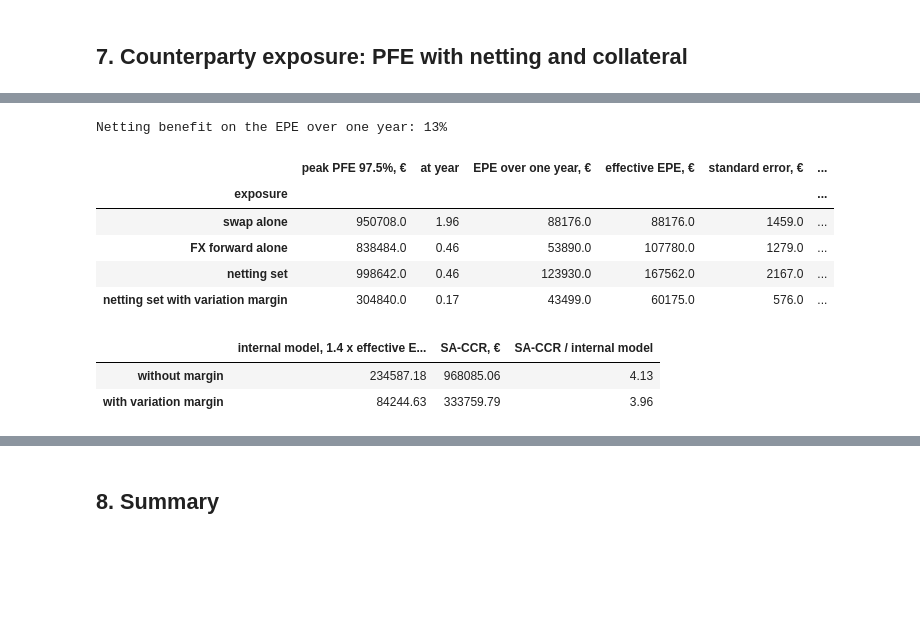
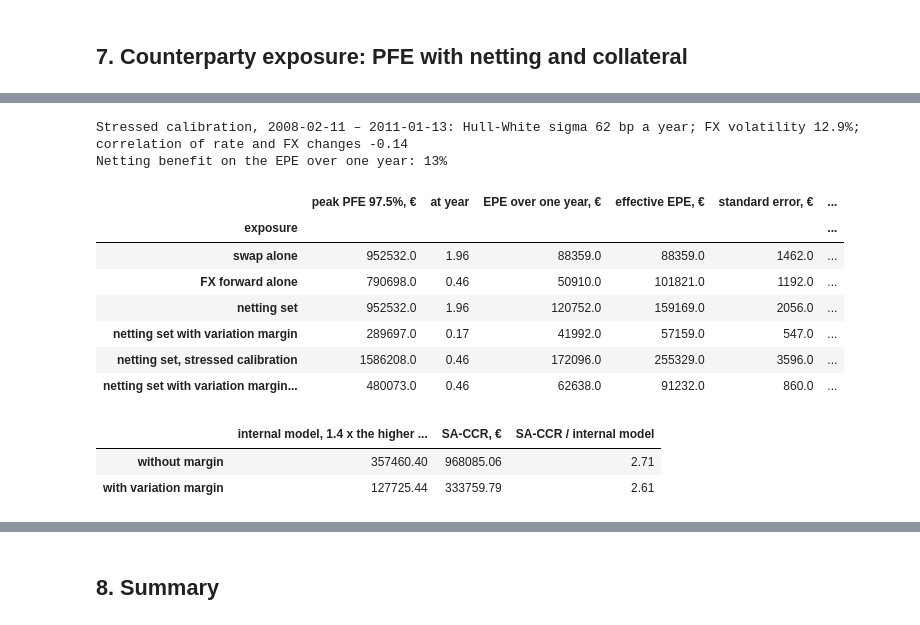
Before and after one commit to MangirdasMikalkenas/Weather_as_a_price_driver_-_Lithuanian_day-ahead_power_prices-_2023-2026, a Jupyter notebook: notebooks/05_bank_portfolio.ipynb, the cells around one changed output, grey strips where cells are left out. Saved outputs shown, nothing was run; the diff lists cells and outputs as text; code cells hidden in the pictures; blank space fills up the shorter version.

```diff
--- a/notebooks/05_bank_portfolio.ipynb
+++ b/notebooks/05_bank_portfolio.ipynb
@@ -21,7 +23,8 @@ plt.rcParams.update({"figure.figsize": (9, 4.5), "axes.spines.top": False, "axes
 
 sys.path.insert(0, str(ROOT / "src"))   # pricing, tests and helpers shared with the other notebooks
 import backtests  # noqa: E402
-from backtests import PLA_GREEN, PLA_RED, pla_zone, traffic_light  # noqa: E402
+from backtests import (PLA_GREEN, PLA_RED, ewma_volatility, pla_zone, traffic_light,  # noqa: E402
+                       volatility_scaled)
 from bank_products import (EUR_SHOCK_SIZES_BP, bond_value, fx_forward_strike, fx_forward_value,  # noqa: E402
                            interpolation_matrix, nii_change, par_rate, payer_swap_value, present_value, shocked_rates,
                            supervisory_shocks)
@@ -32,9 +35,10 @@ from notebook_tools import p_text, save_figure  # noqa: E402
 
 save = partial(save_figure, folder=FIG)
 
-# Settings fixed before any result was computed. Changed after review, before the results were seen again: the stress
-# period of the stressed VaR (a fixed 2022 window chosen with hindsight -> the worst window known at each year-end)
-# and a floor on the rates paid on non-maturity deposits.
+# Settings fixed before any result was computed, except three changed in a revision after the first run: the stress
+# period of the stressed VaR (a fixed 2022 window chosen with hindsight -> the worst window known at each year-end),
+# a floor on the rates paid on non-maturity deposits, and the PFE calibration (two years -> the three years of
+# CRR Art. 292(2), with a stressed calibration as well). The revision also added a volatility-scaled challenger VaR.
 DATA = ROOT / "data" / "raw" / "ecb"
 TENORS = np.array([0.25, 0.5, 1, 2, 3, 5, 7, 10, 15, 20, 30])   # front-office curves: all 11 tenors
 RISK_NODES = np.array([1, 2, 5, 10, 30])                         # the risk model: five nodes of the AAA curve
@@ -48,6 +52,7 @@ VAR_LEVEL, ES_LEVEL = 0.99, 0.975
 BACKTEST = ("2019-01-01", "2026-09-30")
 STRESS_STEP = 20             # stressed VaR: candidate 250-day windows start every 20 days, searched at each year-end
 HORIZON = 10                                           # days, for the 10-day VaR
+FHS_LAMBDA = 0.94            # EWMA decay of the volatility-scaled challenger VaR, as in notebook 04
 SEED = 42
 
 # IRRBB: a stylised banking book in million euros; its behavioural assumptions are part of the model
@@ -63,13 +68,14 @@ HEDGE = {"notional": 250.0, "maturity": 7}    # a banking-book swap that pays fi
 HEDGE_VARIANTS = [0.0, 250.0, 500.0]          # hedge sizes for the sensitivity of the worst ΔEVE
 DEPOSIT_PASS_THROUGH = 0.5                    # share of a rate change passed on to non-maturity deposits within a year
 DEPOSIT_FLOOR = 0.0                           # deposit rates do not fall below 0% (a rate already below it is kept)
-EVE_OUTLIER, NII_OUTLIER = 0.15, 0.05         # EBA supervisory outlier tests, as shares of Tier 1 capital
+EVE_OUTLIER, NII_OUTLIER = 0.15, 0.05         # outlier tests, shares of Tier 1: CRD Art. 98(5), Reg. (EU) 2024/856 Art. 5
 
 # Counterparty exposure: the swap and the FX forward, traded at par on the last day with one counterparty
 PFE_PATHS = 5000
 PFE_STEP = 1 / 24              # years: about 10 business days, also the margin period of risk; payment dates lie on the grid
 HW_MEAN_REVERSION = 0.03       # Hull-White a: a judgement, varied in the sensitivity analysis
-CALIBRATION_DAYS = 500         # about two years of daily changes for the volatilities and the correlation
+CALIBRATION_DAYS = 750         # three years of daily changes, the minimum of CRR Art. 292(2); also the stressed window
+STRESS_SEARCH_PATHS = 1000     # paths per candidate window in the search for the stressed calibration
 PFE_QUANTILE = 0.975
 IMM_ALPHA = 1.4                # the Basel alpha that turns effective EPE into an exposure at default
 assets_total = sum(i["amount"] for i in ASSETS.values())
@@ -514,45 +583,76 @@ Hull-White sigma 50 bp a year (a = 0.03); FX volatility 7.1%; correlation of rat
 # %%
-netted = swap_paths + forward_paths
+# Stressed calibration (CRR Art. 292(2)): three years of data that include a period of stress. The data have no
+# counterparty credit spreads, so the stressed window is the three-year window since 2004 whose parameters give the
+# netting set its largest effective EPE, searched every STRESS_STEP days with fewer paths and the same random numbers.
+def netting_effective_epe(params, paths):
+    _, _, _, swap_values, forward_values, _ = simulate_netting_set(paths=paths, **params)
+    return effective_epe(TIMES, exposure_profile(swap_values + forward_values, PFE_QUANTILE)[0])
+
+
+calibration_starts = np.arange(0, len(D_AAA) - CALIBRATION_DAYS + 1, STRESS_STEP)
+search = [netting_effective_epe(calibrate(np.arange(s, s + CALIBRATION_DAYS)), STRESS_SEARCH_PATHS)
+          for s in calibration_starts]
+stress_start = int(calibration_starts[int(np.argmax(search))])
+STRESSED = calibrate(np.arange(stress_start, stress_start + CALIBRATION_DAYS))
+stress_calibration_period = f"{DATES[stress_start].date()} – {DATES[stress_start + CALIBRATION_DAYS].date()}"
+_, _, _, stressed_swap, stressed_forward, stressed_flows = simulate_netting_set(**STRESSED)
+print(f"Stressed calibration, {stress_calibration_period}: Hull-White sigma {1e4 * STRESSED['sigma']:.0f} bp a year; "
+      f"FX volatility {100 * STRESSED['sigma_fx']:.1f}%; correlation of rate and FX changes {STRESSED['rho']:+.2f}")
+
+netted, stressed_netted = swap_paths + forward_paths, stressed_swap + stressed_forward
 sets = {"swap alone": (swap_paths, SWAP["maturity"]), "FX forward alone": (forward_paths, FX_FORWARD["maturity"]),
         "netting set": (netted, SWAP["maturity"]),
-        "netting set with variation margin": (collateralised_values(netted, netting_cash_flows), SWAP["maturity"])}
+        "netting set with variation margin": (collateralised_values(netted, netting_cash_flows), SWAP["maturity"]),
+        "netting set, stressed calibration": (stressed_netted, SWAP["maturity"]),
+        "netting set with variation margin, stressed calibration":
+            (collateralised_values(stressed_netted, stressed_flows), SWAP["maturity"])}
 profiles, rows = {}, []
 for name, (values, maturity) in sets.items():
     ee, pfe = exposure_profile(values, PFE_QUANTILE)
     profiles[name] = (ee, pfe)
     eepe = effective_epe(TIMES, ee, horizon=min(1.0, maturity))
     batches = [effective_epe(TIMES, np.maximum(part, 0).mean(axis=0), horizon=min(1.0, maturity))
                for part in np.array_split(values, 10)]
     rows.append({"exposure": name, "peak PFE 97.5%, €": pfe.max(), "at year": TIMES[pfe.argmax()],
                  "EPE over one year, €": expected_positive_exposure(TIMES, ee), "effective EPE, €": eepe, "standard error, €": np.std(batches, ddof=1) / np.sqrt(len(batches)),
                  "EAD = 1.4 x effective EPE, €": IMM_ALPHA * eepe})
 exposure_table = pd.DataFrame(rows).set_index("exposure")
 standalone = exposure_table.loc[["swap alone", "FX forward alone"], "EPE over one year, €"].sum()
 netting_benefit = 1 - exposure_table.loc["netting set", "EPE over one year, €"] / standalone
 
 trades = [{"kind": "ir", "notional": SWAP["notional"], "start": 0.0, "end": float(SWAP["maturity"]), "delta": 1},
           {"kind": "fx", "notional": FX_FORWARD["usd_notional"] / FX[-1], "maturity": FX_FORWARD["maturity"], "delta": 1}]
 sa_unmargined, sa_parts = sa_ccr_ead(trades)
 sa_margined, _ = sa_ccr_ead(trades, margined=True)
-benchmark = pd.DataFrame({
-    "internal model, 1.4 x effective EPE, €": [exposure_table.loc["netting set", "EAD = 1.4 x effective EPE, €"],
-                                               exposure_table.loc["netting set with variation margin", "EAD = 1.4 x effective EPE, €"]],
-    "SA-CCR, €": [sa_unmargined, sa_margined]}, index=["without margin", "with variation margin"])
-benchmark["SA-CCR / internal model"] = benchmark["SA-CCR, €"] / benchmark["internal model, 1.4 x effective EPE, €"]
+
+
+def internal_ead(name):
+    # CRR Art. 284(3)-(4): alpha times the higher effective EPE of the current and the stressed calibration
+    return IMM_ALPHA * max(exposure_table.loc[name, "effective EPE, €"],
+                           exposure_table.loc[f"{name}, stressed calibration", "effective EPE, €"])
+
+
+EAD_COLUMN = "internal model, 1.4 x the higher effective EPE (current or stressed), €"
+benchmark = pd.DataFrame({EAD_COLUMN: [internal_ead("netting set"), internal_ead("netting set with variation margin")],
+                          "SA-CCR, €": [sa_unmargined, sa_margined]}, index=["without margin", "with variation margin"])
+benchmark["SA-CCR / internal model"] = benchmark["SA-CCR, €"] / benchmark[EAD_COLUMN]
 print(f"Netting benefit on the EPE over one year: {100 * netting_benefit:.0f}%")
 display(exposure_table.round({c: 0 for c in exposure_table.columns} | {"at year": 2}))
 benchmark.round(2)
 # %% [output]
+Stressed calibration, 2008-02-11 – 2011-01-13: Hull-White sigma 62 bp a year; FX volatility 12.9%; correlation of rate and FX changes -0.14
 Netting benefit on the EPE over one year: 13%
 |  | peak PFE 97.5%, € | at year | EPE over one year, € | effective EPE, € | standard error, € | ... |
 | exposure |  |  |  |  |  | ... |
-| swap alone | 950708.0 | 1.96 | 88176.0 | 88176.0 | 1459.0 | ... |
-| FX forward alone | 838484.0 | 0.46 | 53890.0 | 107780.0 | 1279.0 | ... |
-| netting set | 998642.0 | 0.46 | 123930.0 | 167562.0 | 2167.0 | ... |
-| netting set with variation margin | 304840.0 | 0.17 | 43499.0 | 60175.0 | 576.0 | ... |
+| swap alone | 952532.0 | 1.96 | 88359.0 | 88359.0 | 1462.0 | ... |
+| FX forward alone | 790698.0 | 0.46 | 50910.0 | 101821.0 | 1192.0 | ... |
+| netting set | 952532.0 | 1.96 | 120752.0 | 159169.0 | 2056.0 | ... |
+| netting set with variation margin | 289697.0 | 0.17 | 41992.0 | 57159.0 | 547.0 | ... |
+| netting set, stressed calibration | 1586208.0 | 0.46 | 172096.0 | 255329.0 | 3596.0 | ... |
+| netting set with variation margin... | 480073.0 | 0.46 | 62638.0 | 91232.0 | 860.0 | ... |
-|  | internal model, 1.4 x effective E... | SA-CCR, € | SA-CCR / internal model |
-| without margin | 234587.18 | 968085.06 | 4.13 |
-| with variation margin | 84244.63 | 333759.79 | 3.96 |
+|  | internal model, 1.4 x the higher ... | SA-CCR, € | SA-CCR / internal model |
+| without margin | 357460.40 | 968085.06 | 2.71 |
+| with variation margin | 127725.44 | 333759.79 | 2.61 |
 # %%
 # Sensitivity of the netting set's effective EPE and peak PFE to the judgemental settings, one at a time
 variants = [("base case", {}), ("a = 0.01", {"a": 0.01}), ("a = 0.10", {"a": 0.10}),
```
Also changed, not shown: parts of 8 cells of this notebook, 10 other files.
